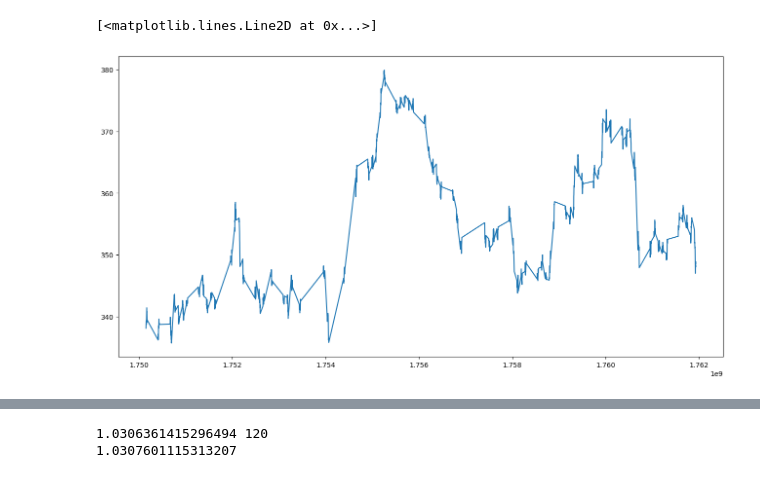
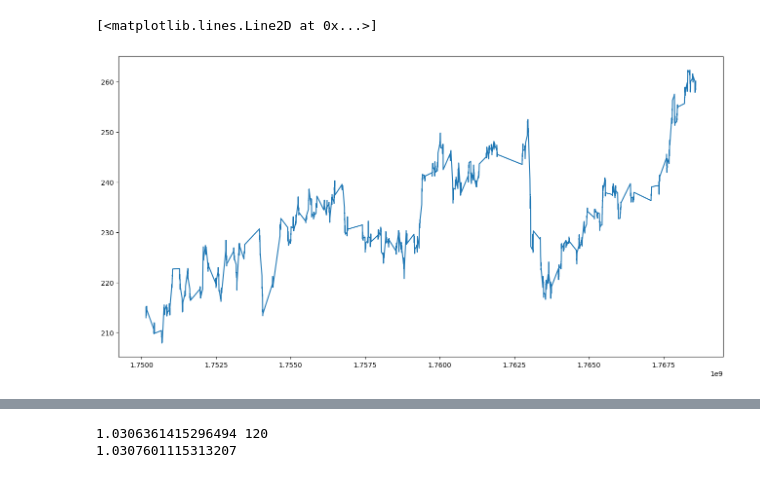
Before and after one commit to FelixSchunder/XetraIntraday, a Jupyter notebook: Auswertung.ipynb, the cells around one changed output, grey strips where cells are left out. Saved outputs shown, nothing was run; the diff lists cells and outputs as text; code cells hidden in the pictures.

```diff
--- a/Auswertung.ipynb
+++ b/Auswertung.ipynb
@@ -7,27 +7,27 @@ from datetime import time
 from datetime import timedelta
 # %%
 from datetime import datetime, timezone
-df = pd.read_csv('ALV_intraday.csv')
+df = pd.read_csv('SIE_intraday.csv')
 df['Datum'] = pd.to_datetime(df['Datum'])
 df['Uhrzeit'] = pd.to_timedelta(df['Uhrzeit'])
 df['Timestamp'] = df['Datum'] + df['Uhrzeit']
 
 # ISO-Strings in datetime umwandeln
 df["datetime"] = pd.to_datetime(df["Timestamp"])
 
 # In Unix-Zeitstempel (Sekunden seit 1970) konvertieren
 df["unix_ts"] = df["datetime"].astype("int64") / 1e9
 
 # print(df)
 # df['unix_ts'] = df['unix_ts'] - pd.Timestamp(0)
 Zeit = df['unix_ts'].to_numpy()
 Kurs = df['Kurs_EUR'].to_numpy()
 
 plt.figure(figsize=(16, 8))
 plt.plot(Zeit, Kurs)
 # %% [output]
 [<matplotlib.lines.Line2D at 0x...>]
-[figure, old version]
+[figure, new version]
 # %%
 def penis(Zeit, Kurs, Intervall1, Intervall2, starttime = 0):
     Differenz = []
```
Also changed, not shown: parts of 3 cells of this notebook, 4 other files.
